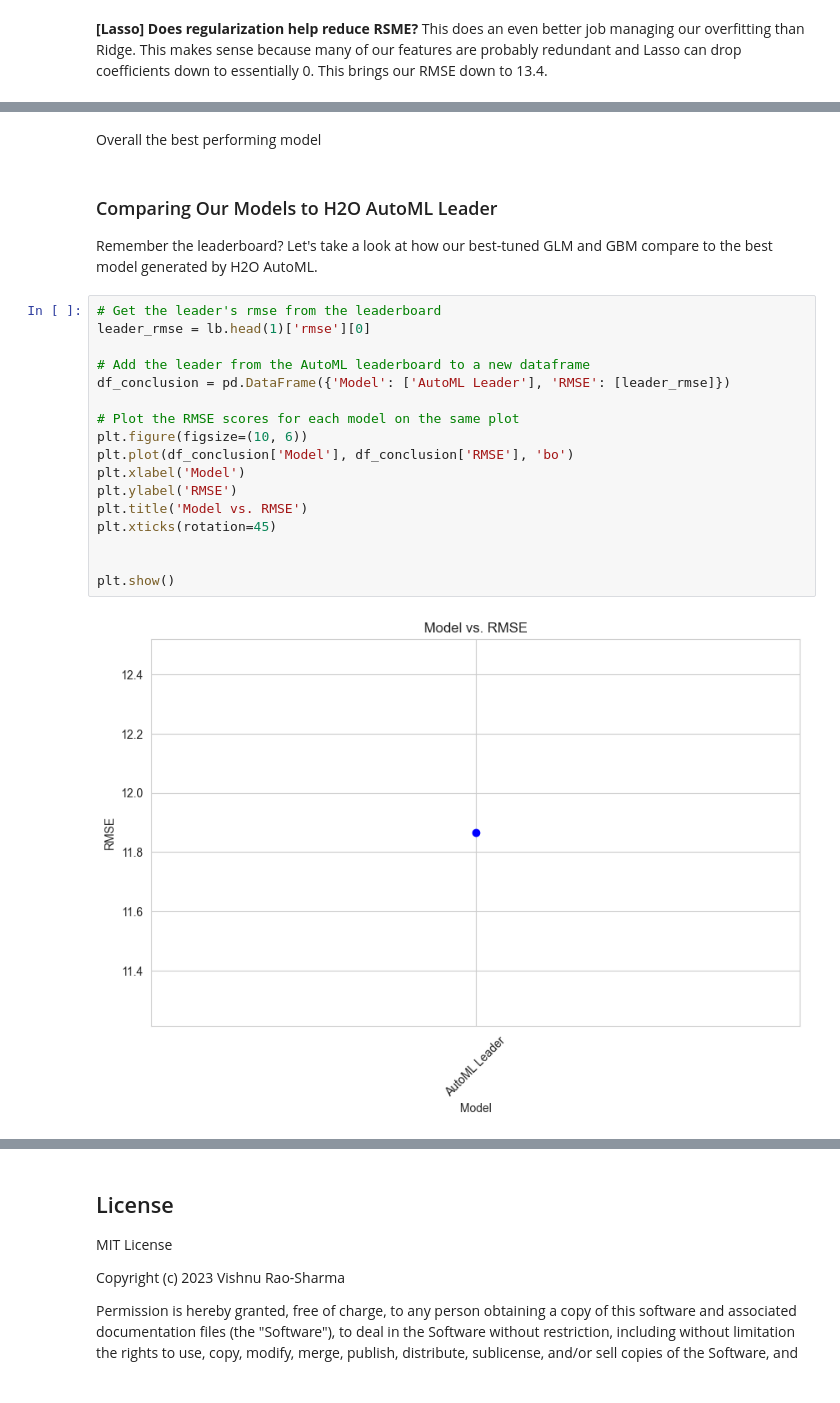
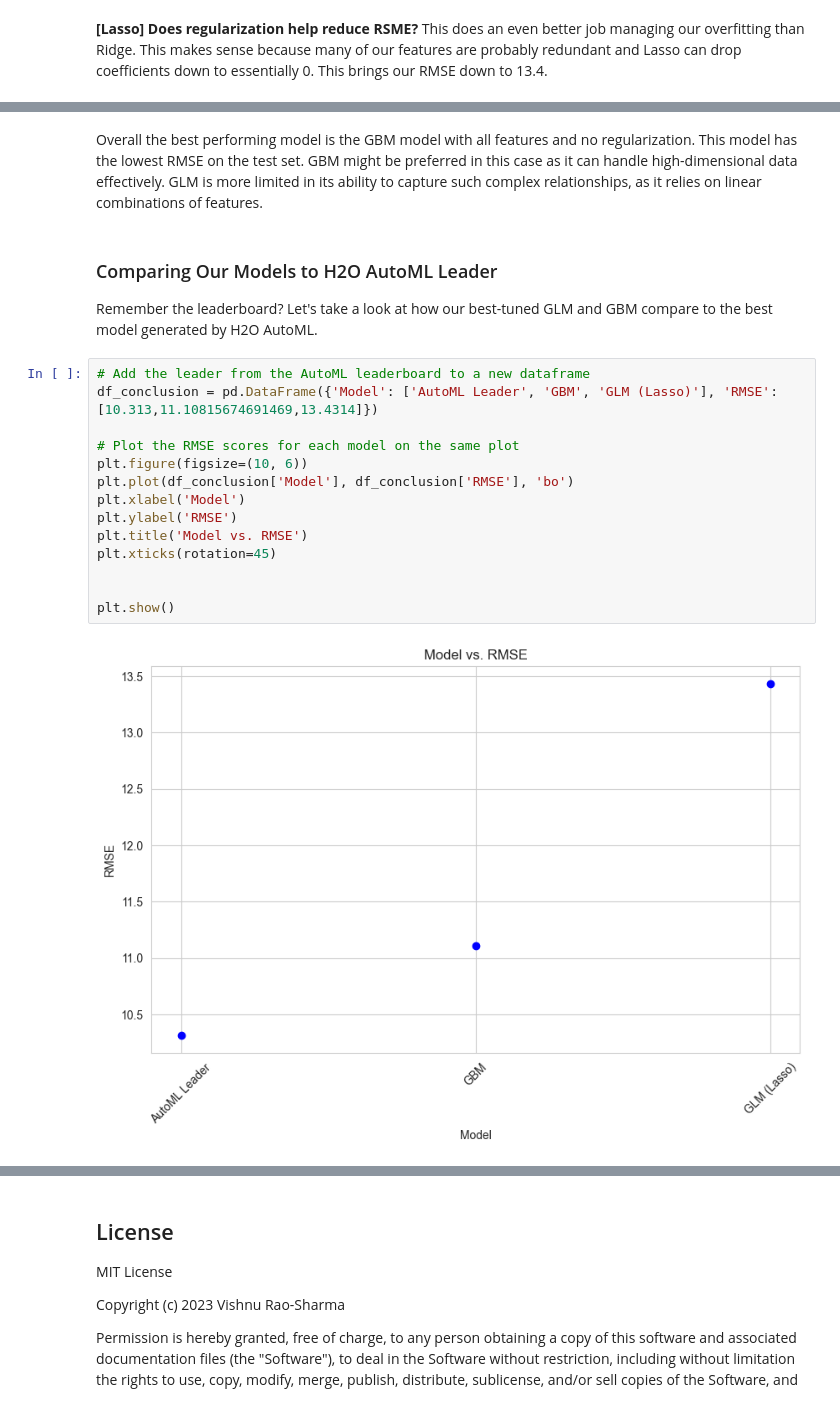
Before and after one commit to vishnuraosharma/exploratory-data-analysis, a Jupyter notebook: Kcal Predictions/Predicting Kilocalories with AutoML.ipynb, the cells around one changed output, grey strips where cells are left out. Cells and saved outputs as stored; diff of their text form.

Commit message:
update conclusion and abstract

```diff
--- a/Kcal Predictions/Predicting Kilocalories with AutoML.ipynb
+++ b/Kcal Predictions/Predicting Kilocalories with AutoML.ipynb
@@ -999,24 +1000,21 @@ plt.show()
 # %% [markdown]
-Overall the best performing model
+Overall the best performing model is the GBM model with all features and no regularization. This model has the lowest RMSE on the test set.  GBM might be preferred in this case as it can handle high-dimensional data effectively. GLM is more limited in its ability to capture such complex relationships, as it relies on linear combinations of features.
 # %% [markdown]
 ### Comparing Our Models to H2O AutoML Leader
 Remember the leaderboard? Let's take a look at how our best-tuned GLM and GBM compare to the best model generated by H2O AutoML.
 # %%
-# Get the leader's rmse from the leaderboard
-leader_rmse = lb.head(1)['rmse'][0]
-
 # Add the leader from the AutoML leaderboard to a new dataframe
-df_conclusion = pd.DataFrame({'Model': ['AutoML Leader'], 'RMSE': [leader_rmse]})
+df_conclusion = pd.DataFrame({'Model': ['AutoML Leader', 'GBM', 'GLM (Lasso)'], 'RMSE': [10.313,11.10815674691469,13.4314]})
 
 # Plot the RMSE scores for each model on the same plot
 plt.figure(figsize=(10, 6))
 plt.plot(df_conclusion['Model'], df_conclusion['RMSE'], 'bo')
 plt.xlabel('Model')
 plt.ylabel('RMSE')
 plt.title('Model vs. RMSE')
 plt.xticks(rotation=45)
 
 
 plt.show()
 # %% [output]
-[figure, old version]
+[figure, new version]
```
Also changed, not shown: parts of 8 cells of this notebook.
